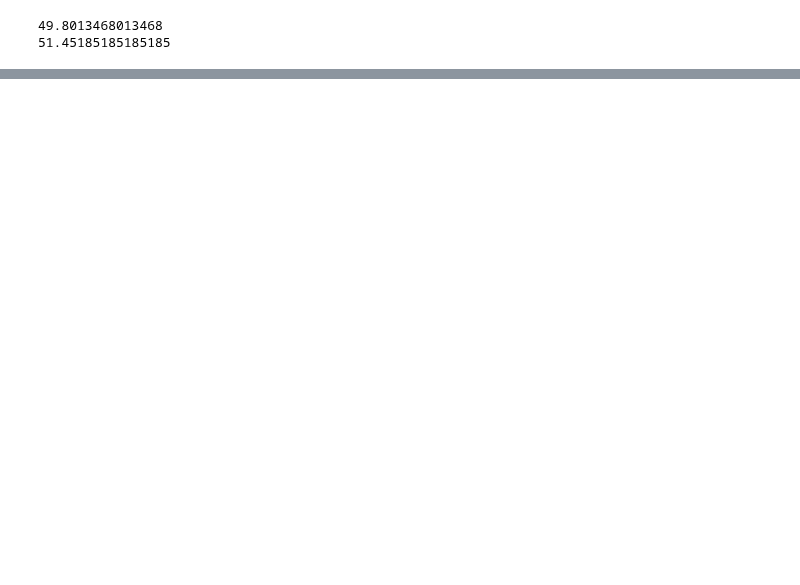
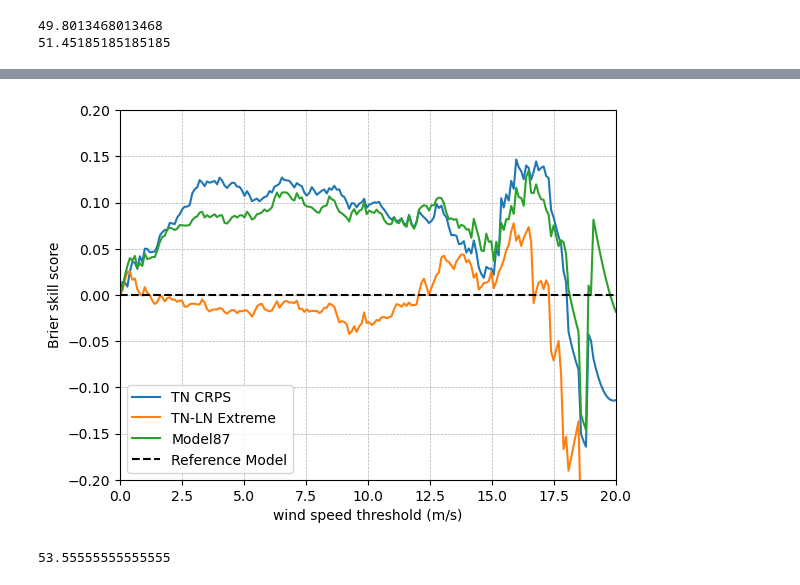
Before and after one commit to SimonHakvoort/thesiscode, a Jupyter notebook: src/nn_results/meeting_august_15.ipynb, the cells around one changed output, grey strips where cells are left out. Saved outputs shown, nothing was run; the diff lists cells and outputs as text; code cells hidden in the pictures; blank space fills up the shorter version.

```diff
--- a/src/nn_results/meeting_august_15.ipynb
+++ b/src/nn_results/meeting_august_15.ipynb
@@ -219,3 +181,15 @@ filepath = '/net/pc200239/nobackup/users/hakvoort/models/conv_nn/'
 
 with open(filepath + 'epochs_115_crps.pickle', 'rb') as f:
     epochs_115 = np.array(pickle.load(f))
+# %%
+filepath = '/net/pc200239/nobackup/users/hakvoort/models/final_models/cnnemos/crps_tn_115'
+
+cnn_base = CNNEMOS.my_load(filepath, data_load)
+
+filepath = '/net/pc200239/nobackup/users/hakvoort/models/final_models/cnnemos/extreme_tn-ln_115'
+
+cnn_extreme = CNNEMOS.my_load(filepath, data_load)
+
+filepath = '/net/pc200239/nobackup/users/hakvoort/models/final_models/cnnemos/model_87'
+
+model87 = CNNEMOS.my_load(filepath, data_load)
@@ -221,0 +200,2 @@ with open(filepath + 'epochs_115_crps.pickle', 'rb') as f:
+# %%
+cnn_models = {'TN CRPS': cnn_base, 'TN-LN Extreme': cnn_extreme, 'Model87': model87}
@@ -298,3 +365,8 @@ print(epochs_extreme.mean() * 2/3)
 # %% [output]
 49.8013468013468
 51.45185185185185
+# %%
+values = np.linspace(0, 20, 200)
+ylim= [-0.2, 0.2]
+make_brier_skill_plot_tf(emos_base, cnn_models, test_data0, values, ylim=ylim)
+# %% [output]
@@ -300,0 +376,5 @@ print(epochs_extreme.mean() * 2/3)
+[figure, added]
+# %%
+np.mean([[77, 99, 77], [78, 82, 83], [84, 82, 61], [90, 78, 80], [83, 93, 58]])* 2/ 3
+# %% [output]
+53.55555555555555
```
Also changed, not shown: parts of 15 cells of this notebook, 6 other files.
